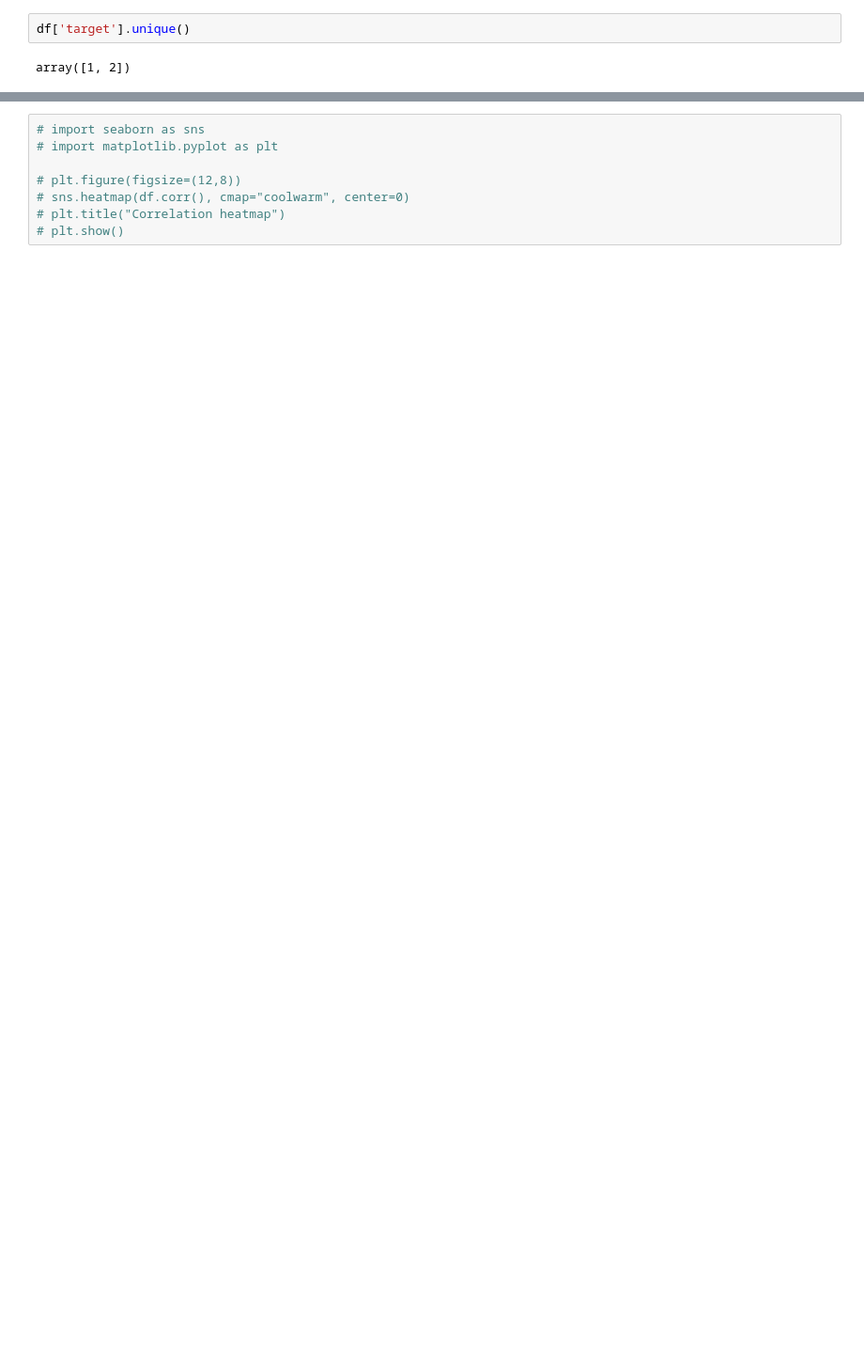
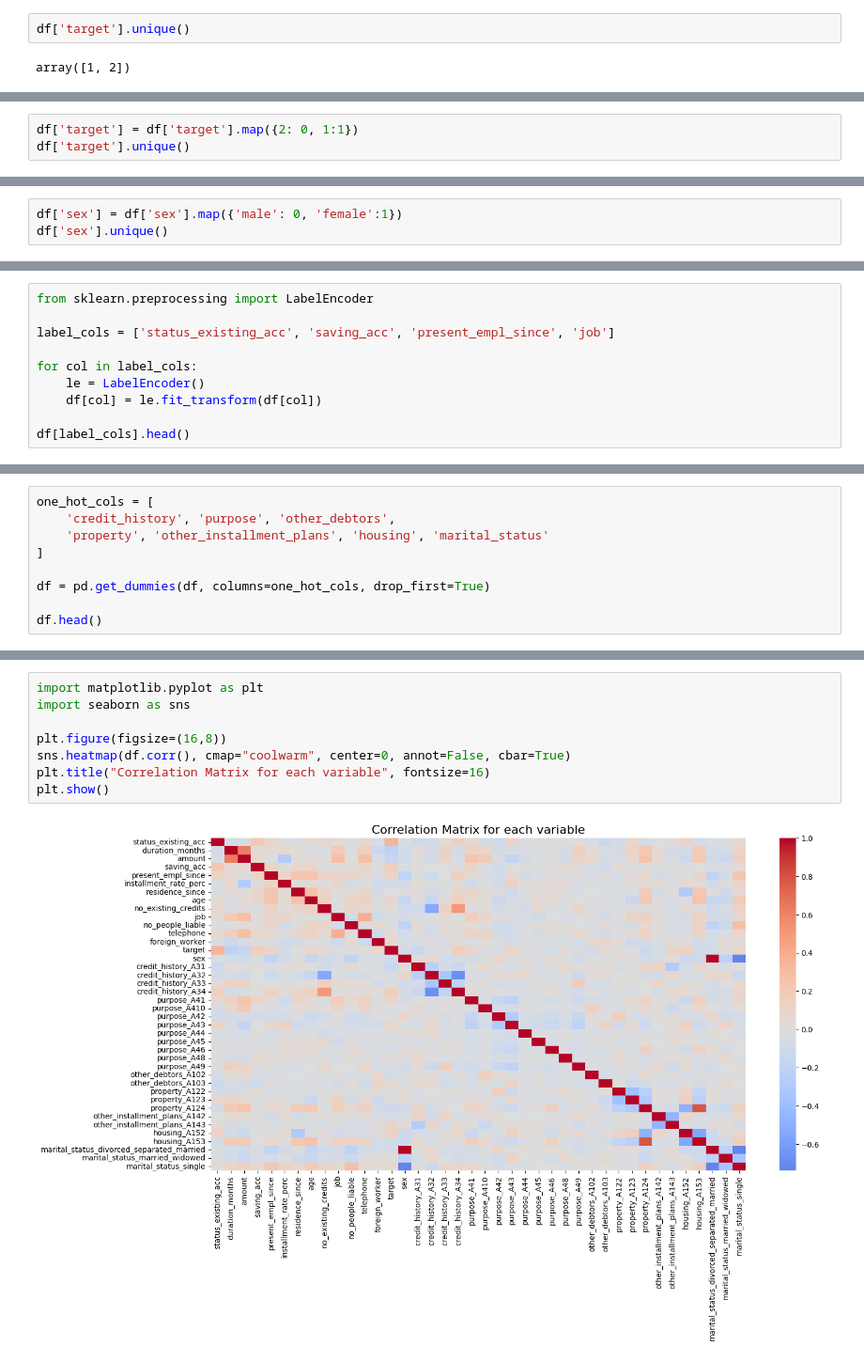
Before and after one commit to ThatPalAl/CreditRisk, a Jupyter notebook: notebooks/data_analysis.ipynb, the cells around one changed output, grey strips where cells are left out. Shown at 94% size. Cells and saved outputs as stored; diff of their text form; blank space fills up the shorter version.

```diff
--- a/notebooks/data_analysis.ipynb
+++ b/notebooks/data_analysis.ipynb
@@ -400,0 +481,3 @@ array([1, 2])
+# %%
+df['target'] = df['target'].map({2: 0, 1:1})
+df['target'].unique()
@@ -400,0 +486,3 @@ array([1, 2])
+# %%
+df['sex'] = df['sex'].map({'male': 0, 'female':1})
+df['sex'].unique()
@@ -400,0 +497,10 @@ array([1, 2])
+# %%
+from sklearn.preprocessing import LabelEncoder
+
+label_cols = ['status_existing_acc', 'saving_acc', 'present_empl_since', 'job']
+
+for col in label_cols:
+    le = LabelEncoder()
+    df[col] = le.fit_transform(df[col])
+
+df[label_cols].head()
@@ -400,0 +523,9 @@ array([1, 2])
+# %%
+one_hot_cols = [
+    'credit_history', 'purpose', 'other_debtors',
+    'property', 'other_installment_plans', 'housing', 'marital_status'
+]
+
+df = pd.get_dummies(df, columns=one_hot_cols, drop_first=True)
+
+df.head()
@@ -401,9 +544,11 @@ array([1, 2])
 # %%
-# import seaborn as sns
-# import matplotlib.pyplot as plt
+import matplotlib.pyplot as plt
+import seaborn as sns
 
-# plt.figure(figsize=(12,8))
-# sns.heatmap(df.corr(), cmap="coolwarm", center=0)
-# plt.title("Correlation heatmap")
-# plt.show()
+plt.figure(figsize=(16,8))
+sns.heatmap(df.corr(), cmap="coolwarm", center=0, annot=False, cbar=True)
+plt.title("Correlation Matrix for each variable", fontsize=16)
+plt.show()
+# %% [output]
+[figure, added]
 # %%
```
Also changed, not shown: parts of 35 cells of this notebook.
